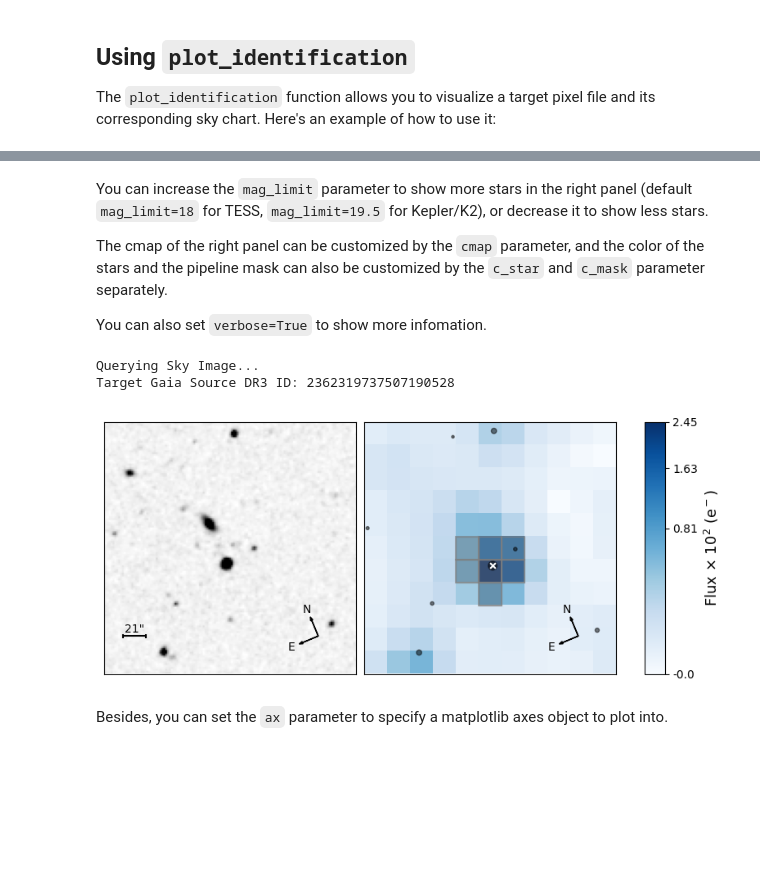
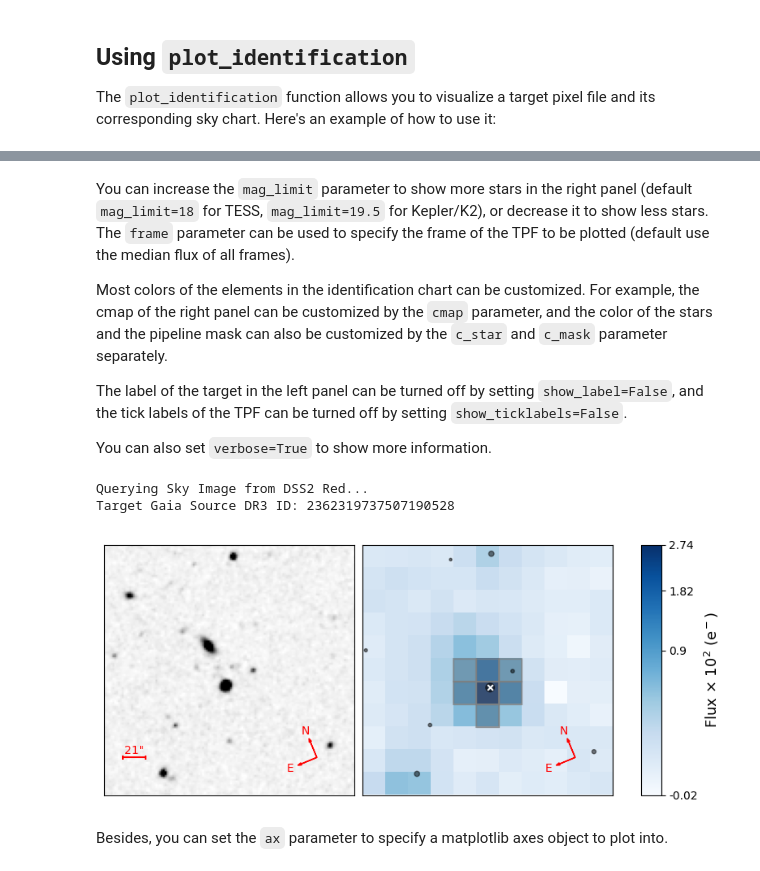
Before and after one commit to keyuxing/tpfi, a Jupyter notebook: examples/tutorial.ipynb, the cells around one changed output, grey strips where cells are left out. Cells and saved outputs as stored; diff of their text form; code cells hidden in the pictures; blank space fills up the shorter version.

```diff
--- a/examples/tutorial.ipynb
+++ b/examples/tutorial.ipynb
@@ -26,17 +32,30 @@ Warning: 31% (6096/19692) of the cadences will be ignored due to the quality mas
 # %% [markdown]
-You can increase the `mag_limit` parameter to show more stars in the right panel (default `mag_limit=18` for TESS, `mag_limit=19.5` for Kepler/K2), or decrease it to show less stars.
+You can increase the `mag_limit` parameter to show more stars in the right panel (default `mag_limit=18` for TESS, `mag_limit=19.5` for Kepler/K2), or decrease it to show less stars. The `frame` parameter can be used to specify the frame of the TPF to be plotted (default use the median flux of all frames).
 
-The cmap of the right panel can be customized by the `cmap` parameter, and the color of the stars and the pipeline mask can also be customized by the `c_star` and `c_mask` parameter separately.
+Most colors of the elements in the identification chart can be customized. For example, the cmap of the right panel can be customized by the `cmap` parameter, and the color of the stars and the pipeline mask can also be customized by the `c_star` and `c_mask` parameter separately.
 
-You can also set `verbose=True` to show more infomation.
+The label of the target in the left panel can be turned off by setting `show_label=False`, and the tick labels of the TPF can be turned off by setting `show_ticklabels=False`.
+
+You can also set `verbose=True` to show more information.
 # %%
 plot_identification(
-    tpf, mag_limit=20, cmap="Blues", c_star="k", c_mask="grey", show_label=False, show_ticklabels=False, verbose=True
+    tpf,
+    mag_limit=20,
+    frame=0,
+    cmap="Blues",
+    c_star="k",
+    c_mask="grey",
+    c_arrow_tpf="r",
+    c_arrow_sky="r",
+    c_scale="r",
+    show_label=False,
+    show_ticklabels=False,
+    verbose=True,
 )
 # %% [output]
-Querying Sky Image...
+Querying Sky Image from DSS2 Red...
 Target Gaia Source DR3 ID: 2362319737507190528
-[figure, old version]
+[figure, new version]
 # %% [markdown]
 Besides, you can set the `ax` parameter to specify a matplotlib axes object to plot into.
 # %%
```
Also changed, not shown: parts of 11 cells of this notebook, 5 other files.
